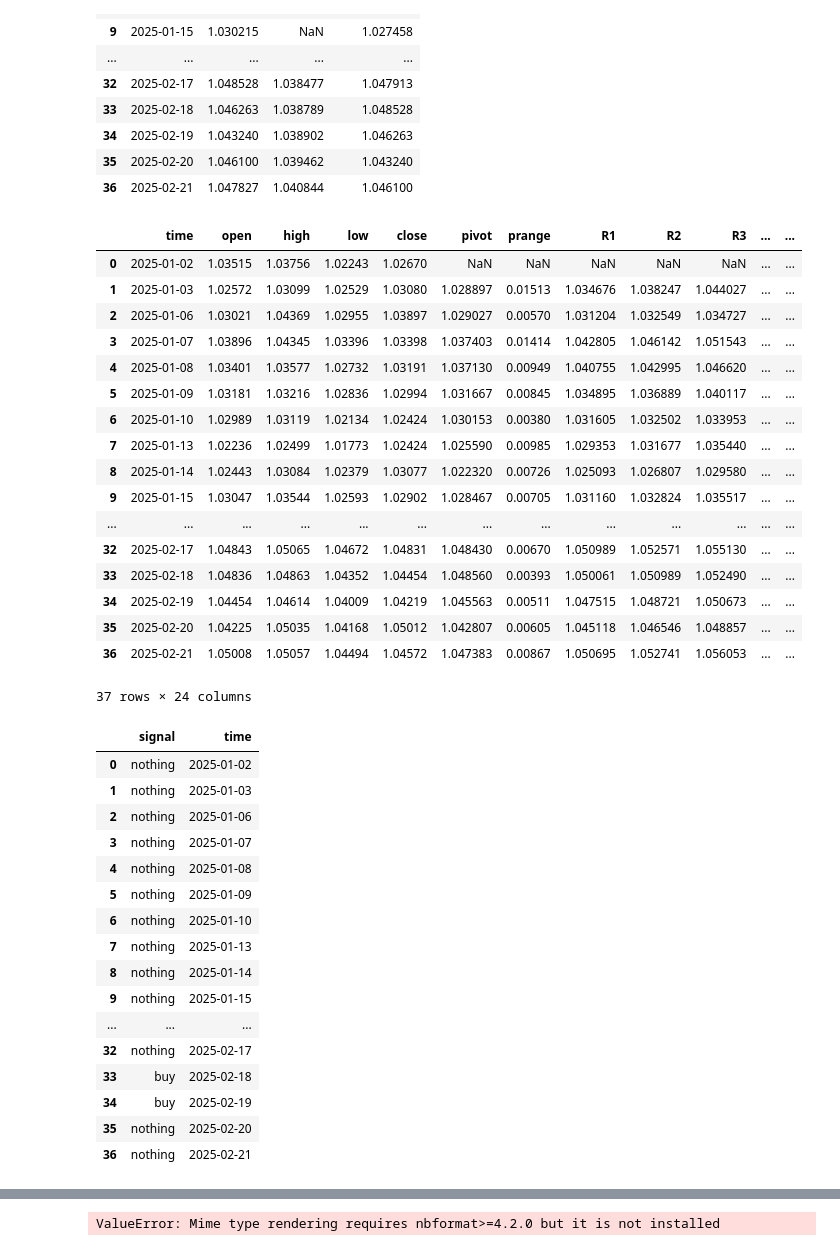
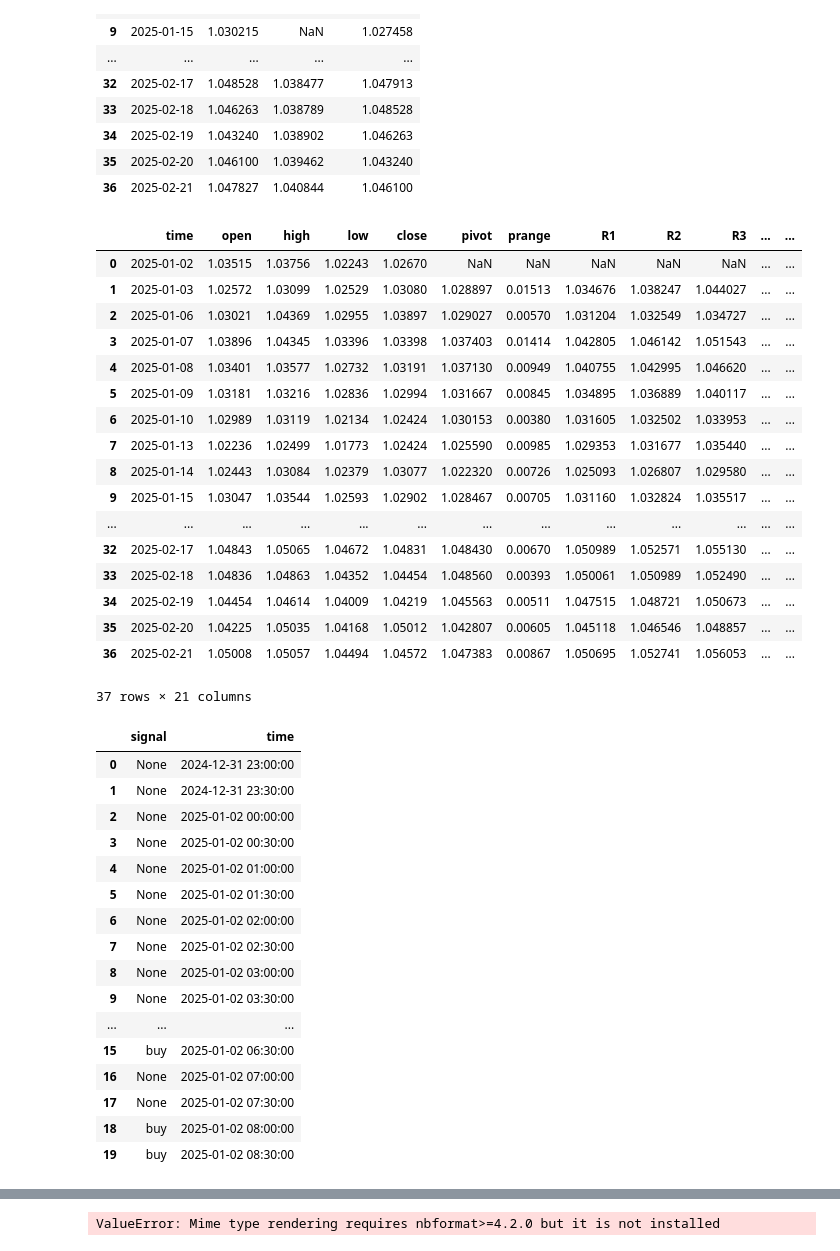
Before and after one commit to Moad2048/python_finance_market_projects, a Jupyter notebook: b2.ipynb, the cells around one changed output, grey strips where cells are left out. Drawn from its saved outputs; the diff is of its cells as text; code cells hidden in the pictures.

```diff
--- a/b2.ipynb
+++ b/b2.ipynb
@@ -30,7 +31,7 @@ def get_ohlc(symbol, timeframe, start_datetime, end_datetime):
 # 30 minut df
 symbol = 'EURUSD'
 pos_size = 1
-timeframe = mt5.TIMEFRAME_M1
+timeframe = mt5.TIMEFRAME_M30
 start_datetime = datetime(2025,1,1)
 end_datetime = datetime(2025,2,22)
 ohlc_df = get_ohlc(symbol, timeframe, start_datetime, end_datetime)
@@ -202,10 +199,10 @@ first_trade_per_day = daily_df.groupby(daily_df['time'].dt.time).first()
 open_positions = daily_df[daily_df['time'].dt.time == end_trading_section]
 
 # function to trading
-daily_df["sell_stope_loss"] = daily_df["high"] >= daily_df["R2"] + 0.0001*40
-daily_df["buy_stope_loss"] = daily_df["low"] <= daily_df["S2"] - 0.0001*40
-daily_df['sell_profit'] = daily_df['low'] <= daily_df["R1"] - daily_df['R3'] + daily_df["R1"] - 0.0001*40
-daily_df['buy_profit'] = daily_df['high'] >= daily_df["S1"] - daily_df["S3"] + daily_df["S1"] + 0.0001*40
+daily_df["sell_stope_loss"] = (daily_df["R2"] - daily_df["S1"]) /2 + daily_df["R2"]
+daily_df["buy_stope_loss"] = (daily_df["S2"] - ((daily_df["R1"] - daily_df["S2"]) /2))
+daily_df['sell_profit'] = daily_df['low'] <= daily_df["S1"]
+daily_df['buy_profit'] = daily_df["high"] >= daily_df["R1"]
 daily_df
 # %% [output]
 |  | time | open | high | low | close | pivot | prange | R1 | R2 | R3 | ... | ... |
@@ -225,36 +222,35 @@ daily_df
 | 34 | 2025-02-19 | 1.04454 | 1.04614 | 1.04009 | 1.04219 | 1.045563 | 0.00511 | 1.047515 | 1.048721 | 1.050673 | ... | ... |
 | 35 | 2025-02-20 | 1.04225 | 1.05035 | 1.04168 | 1.05012 | 1.042807 | 0.00605 | 1.045118 | 1.046546 | 1.048857 | ... | ... |
 | 36 | 2025-02-21 | 1.05008 | 1.05057 | 1.04494 | 1.04572 | 1.047383 | 0.00867 | 1.050695 | 1.052741 | 1.056053 | ... | ... |
-37 rows × 24 columns
+37 rows × 21 columns
 # %%
-def entring_stoploss_profit(row, ohlc_df) :
-    if row["prev_sma_11"] > row['sma_114'] and row["low"] <= row["S2"] :
+def entring_stoploss_profit(row, daily_df) :
+    if daily_df.loc[row.name,"prev_sma_11"] > daily_df.loc[row.name,'sma_114'] and row["low"] <= daily_df.loc[row.name,"S2"] :
         return "buy"
-    elif row['prev_sma_11'] < row['sma_114'] and row["high"] >= row["R2"] :
+    elif daily_df.loc[row.name,'prev_sma_11'] < daily_df.loc[row.name,'sma_114'] and row["high"] >= daily_df.loc[row.name,"R2"] :
         return "sell"
-    else :
-        return "nothing"
+    return None
 
-daily_df['signal'] = daily_df.apply(entring_stoploss_profit, axis=1, ohlc_df = ohlc_df)
-daily_df[["signal","time"]]
+ohlc_df['signal'] = daily_df.apply(entring_stoploss_profit, axis=1, daily_df = daily_df)
+ohlc_df[["signal","time"]].head(20)
 # %% [output]
 |  | signal | time |
-| 0 | nothing | 2025-01-02 |
-| 1 | nothing | 2025-01-03 |
-| 2 | nothing | 2025-01-06 |
-| 3 | nothing | 2025-01-07 |
-| 4 | nothing | 2025-01-08 |
-| 5 | nothing | 2025-01-09 |
-| 6 | nothing | 2025-01-10 |
-| 7 | nothing | 2025-01-13 |
-| 8 | nothing | 2025-01-14 |
-| 9 | nothing | 2025-01-15 |
+| 0 | None | 2024-12-31 23:00:00 |
+| 1 | None | 2024-12-31 23:30:00 |
+| 2 | None | 2025-01-02 00:00:00 |
+| 3 | None | 2025-01-02 00:30:00 |
+| 4 | None | 2025-01-02 01:00:00 |
+| 5 | None | 2025-01-02 01:30:00 |
+| 6 | None | 2025-01-02 02:00:00 |
+| 7 | None | 2025-01-02 02:30:00 |
+| 8 | None | 2025-01-02 03:00:00 |
+| 9 | None | 2025-01-02 03:30:00 |
 | ... | ... | ... |
-| 32 | nothing | 2025-02-17 |
-| 33 | buy | 2025-02-18 |
-| 34 | buy | 2025-02-19 |
-| 35 | nothing | 2025-02-20 |
-| 36 | nothing | 2025-02-21 |
+| 15 | buy | 2025-01-02 06:30:00 |
+| 16 | None | 2025-01-02 07:00:00 |
+| 17 | None | 2025-01-02 07:30:00 |
+| 18 | buy | 2025-01-02 08:00:00 |
+| 19 | buy | 2025-01-02 08:30:00 |
 # %%
 # create trade logic
 def on_bar(data, trades, orders):
```
Also changed, not shown: parts of 9 cells of this notebook, 1 other file.
